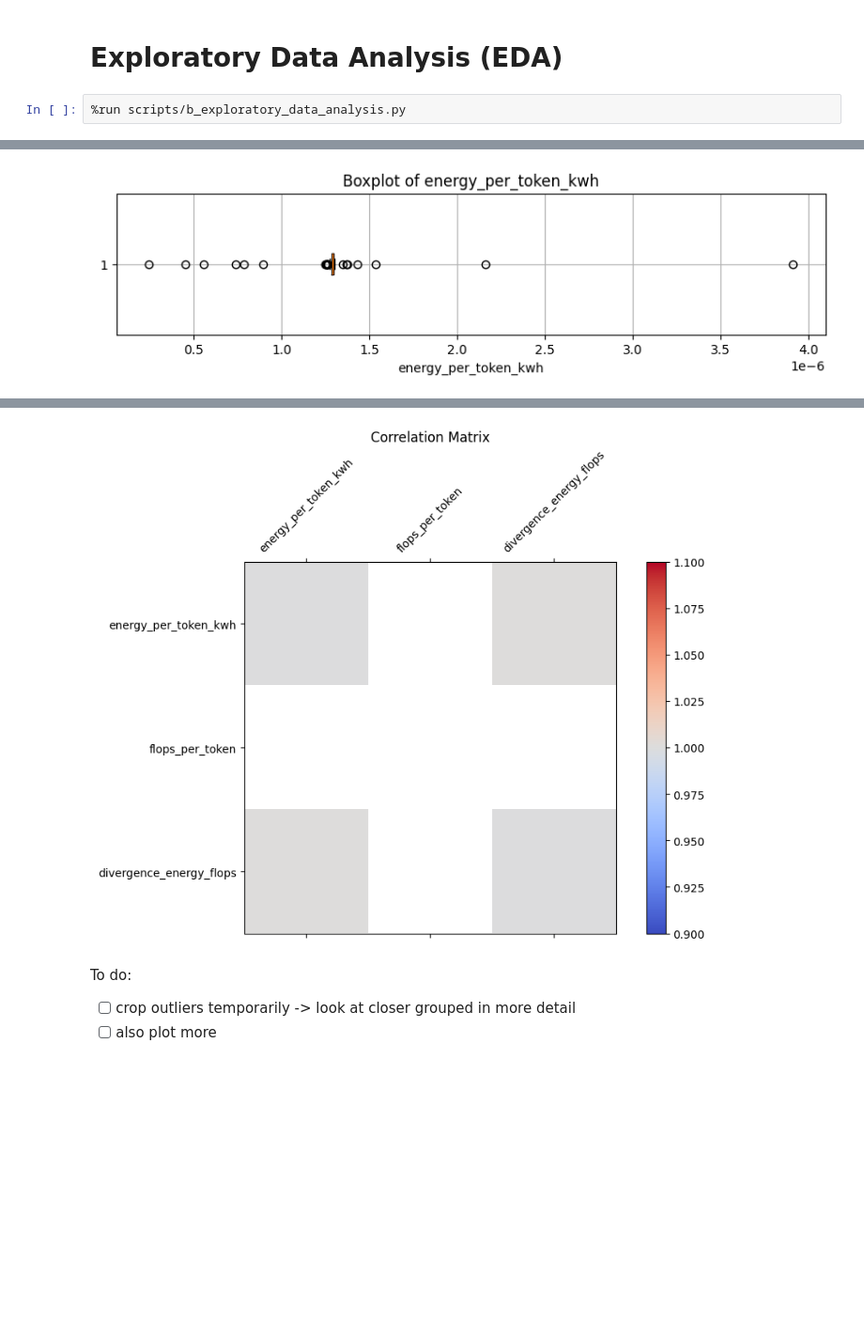
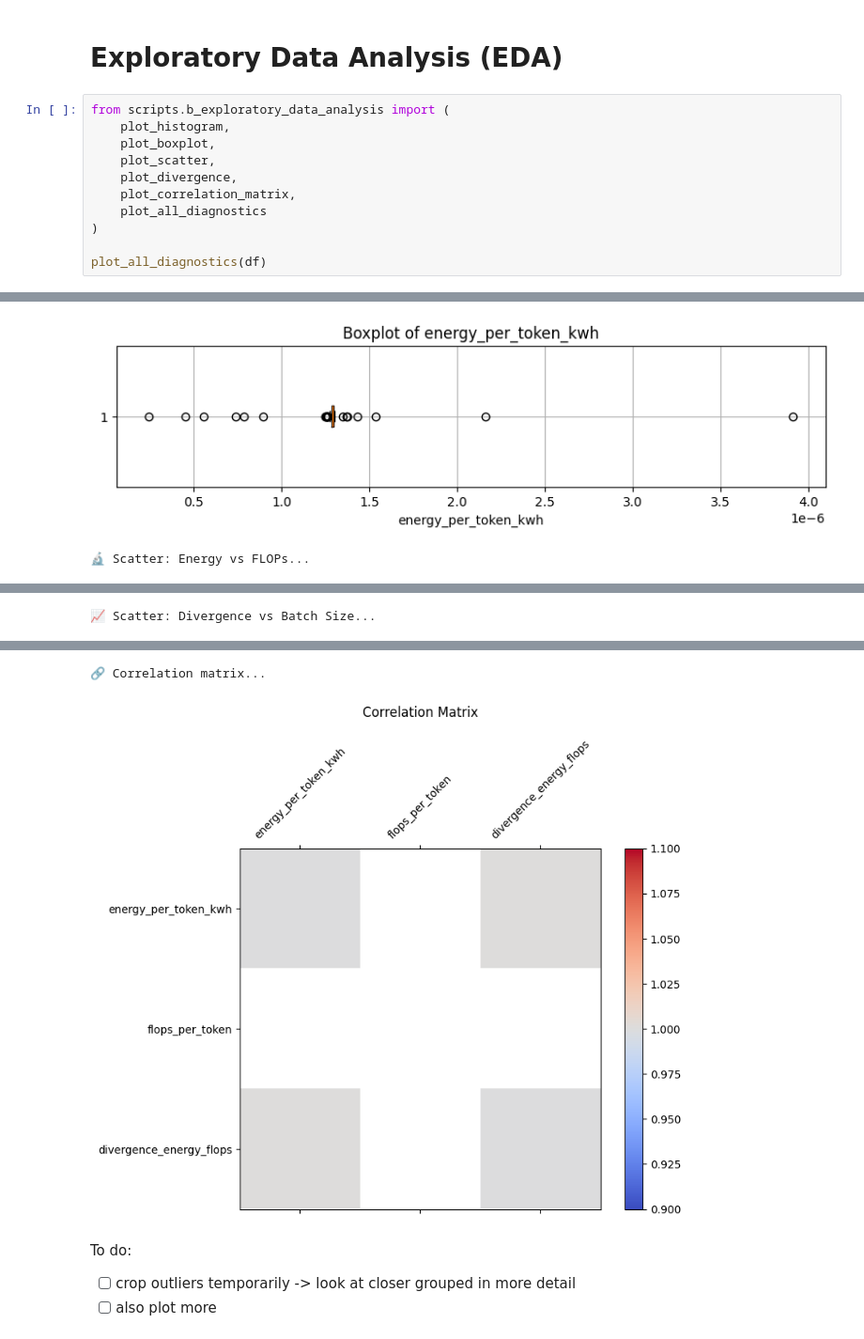
Before and after one commit to henrycgbaker/thesis_analysis, a Jupyter notebook: analysis_controlled_exp.ipynb, the cells around one changed output, grey strips where cells are left out. Shown at 94% size. Drawn from its saved outputs; the diff is of its cells as text; blank space fills up the shorter version.

```diff
--- a/analysis_controlled_exp.ipynb
+++ b/analysis_controlled_exp.ipynb
@@ -62,5 +62,14 @@ df[cols_to_describe].describe()
 # %% [markdown]
 # Exploratory Data Analysis (EDA)
 # %%
-%run scripts/b_exploratory_data_analysis.py
+from scripts.b_exploratory_data_analysis import (
+    plot_histogram,
+    plot_boxplot,
+    plot_scatter,
+    plot_divergence,
+    plot_correlation_matrix,
+    plot_all_diagnostics
+)
+
+plot_all_diagnostics(df)
 # %% [output]
@@ -85,7 +79,10 @@ Name: count, dtype: int64
 [figure]
+🔬 Scatter: Energy vs FLOPs...
 [figure]
+📈 Scatter: Divergence vs Batch Size...
 [figure]
+🔗 Correlation matrix...
-[figure, old version]
+[figure, new version]
 # %% [markdown]
 To do:
 - [ ] crop outliers temporarily -> look at closer grouped in more detail
```
Also changed, not shown: parts of 6 cells of this notebook, 11 other files.
